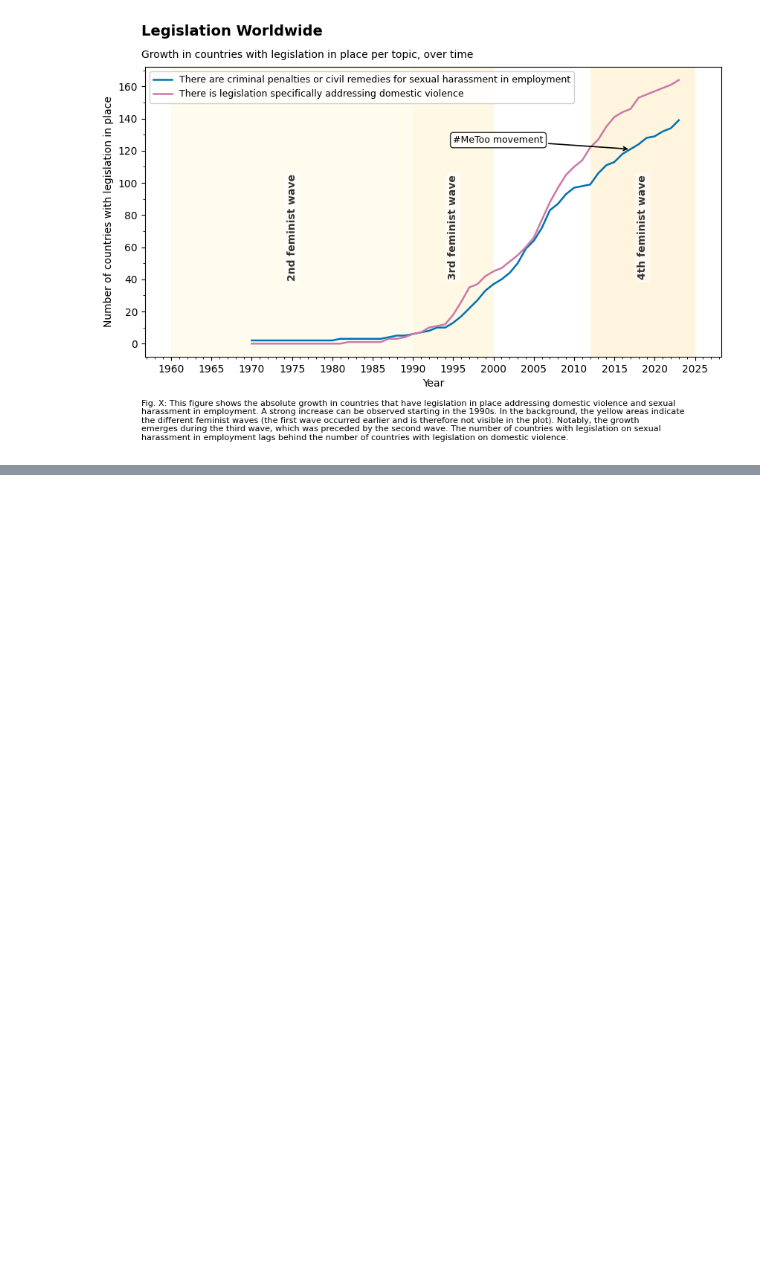
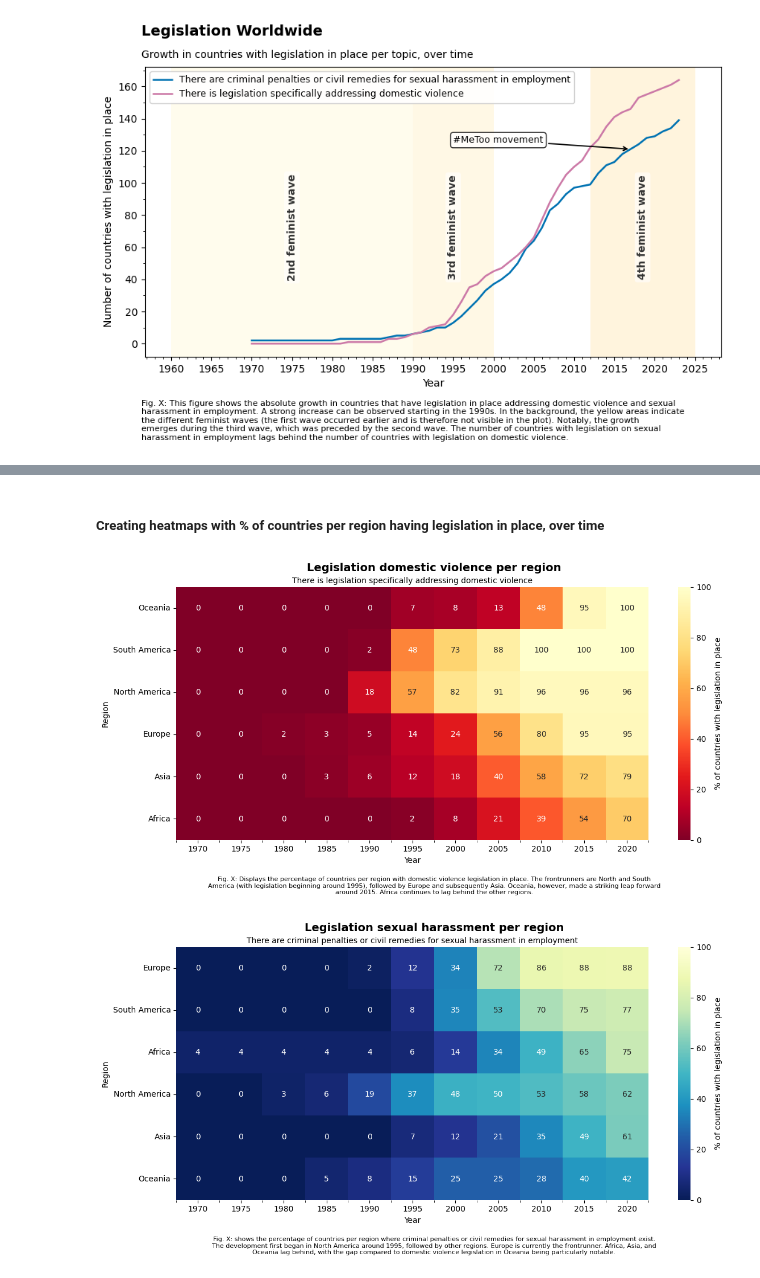
Before and after one commit to MrRyyper/UN-Debates-and-SDGs, a Jupyter notebook: legislation/legislation.ipynb, the cells around one changed output, grey strips where cells are left out. Cells and saved outputs as stored; diff of their text form; code cells hidden in the pictures; blank space fills up the shorter version.

Commit message:
Legislation on a regional level

```diff
--- a/legislation/legislation.ipynb
+++ b/legislation/legislation.ipynb
@@ -316,0 +384,60 @@ plt.show()
+# %% [markdown]
+##### Creating heatmaps with % of countries per region having legislation in place, over time
+# %%
+
+import seaborn as sns
+from matplotlib.ticker import MultipleLocator
+import textwrap
+
+def heatmap(df, value_col, main_title, subtitle, cmap, caption=None):
+    p = df.pivot(index="Continent", columns="Year5", values=value_col)
+
+    order = (p.apply(lambda r: r.dropna().iloc[-1] if r.dropna().size else float("nan"), axis=1)
+               .sort_values(ascending=False).index)
+    p = p.loc[order]
+
+    fig, ax = plt.subplots(figsize=(12,6))
+    sns.heatmap(
+        p, cmap=cmap, vmin=0, vmax=100, annot=True, fmt=".0f",
+        cbar_kws={"label": "% of countries with legislation in place"},
+        ax=ax
+    )
+
+    fig.suptitle(main_title, fontsize=14, fontweight="bold", y=0.91, ha="center")
+    ax.set_title(subtitle, fontsize=10, loc="center", pad=5)
+
+    ax.set_xlabel("Year")
+    ax.set_ylabel("Region")
+    ax.set_yticklabels(ax.get_yticklabels(), rotation=0)
+
+    ax.xaxis.set_minor_locator(MultipleLocator(1))
+    ax.tick_params(axis="x", which="minor", length=3)
+
+    if caption:
+        wrapped = "\n".join(textwrap.wrap(caption, width=140))
+        fig.text(0.5, -0.01, wrapped, ha="center", va="top", fontsize=8)
+
+    plt.tight_layout(rect=[0,0,1,0.95])
+    plt.show()
+
+heatmap(
+    agg, "dv_pct",
+    main_title="Legislation domestic violence per region",
+    subtitle="There is legislation specifically addressing domestic violence",
+    cmap="YlOrRd_r",
+    caption=("Fig. X: Displays the percentage of countries per region with domestic violence legislation in place. "
+             "The frontrunners are North and South America (with legislation beginning around 1995), followed by "
+             "Europe and subsequently Asia. Oceania, however, made a striking leap forward around 2015. "
+             "Africa continues to lag behind the other regions.")
+)
+
+heatmap(
+    agg, "sh_pct",
+    main_title="Legislation sexual harassment per region",
+    subtitle="There are criminal penalties or civil remedies for sexual harassment in employment",
+    cmap="YlGnBu_r",
+    caption="Fig. X: shows the percentage of countries per region where criminal penalties or civil remedies for sexual harassment in employment exist. The development first began in North America around 1995, followed by other regions. Europe is currently the frontrunner. Africa, Asia, and Oceania lag behind, with the gap compared to domestic violence legislation in Oceania being particularly notable."
+)
+# %% [output]
+[figure, added]
+[figure, added]
```
Also changed, not shown: parts of 6 cells of this notebook.
